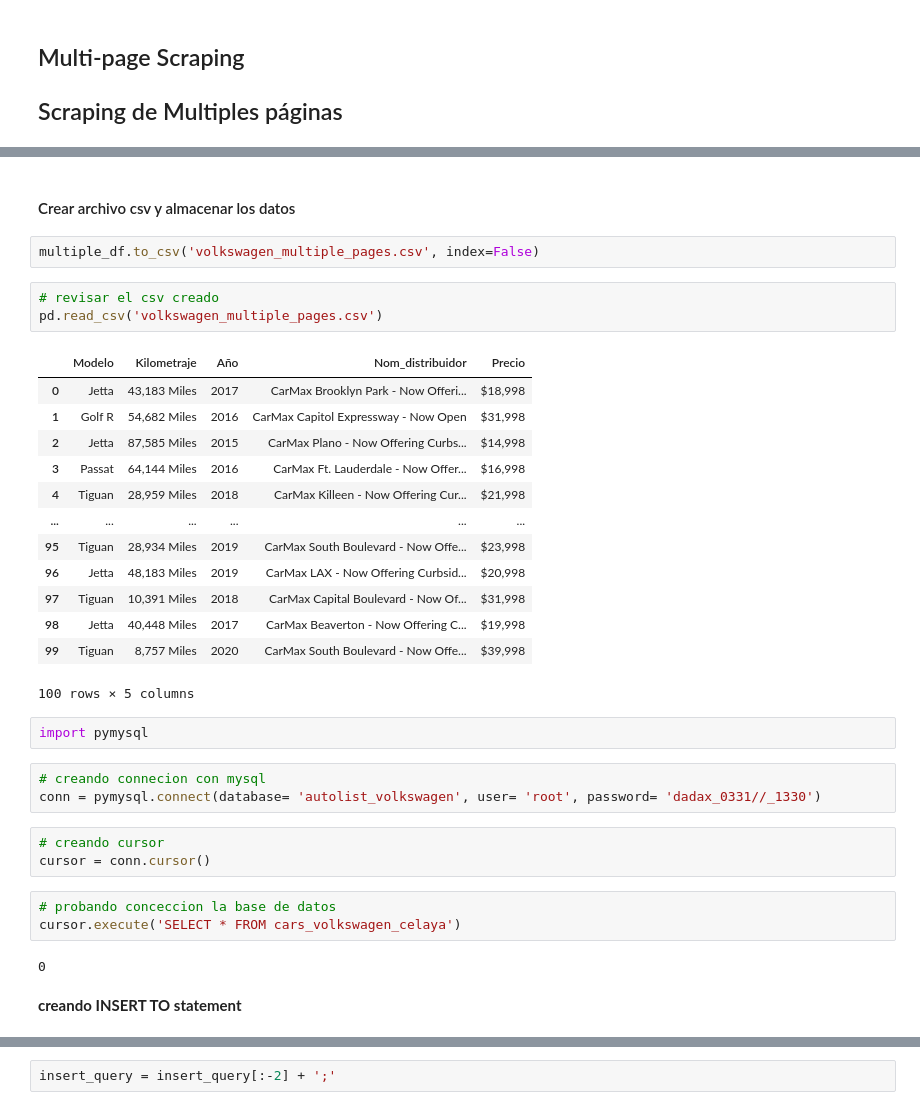
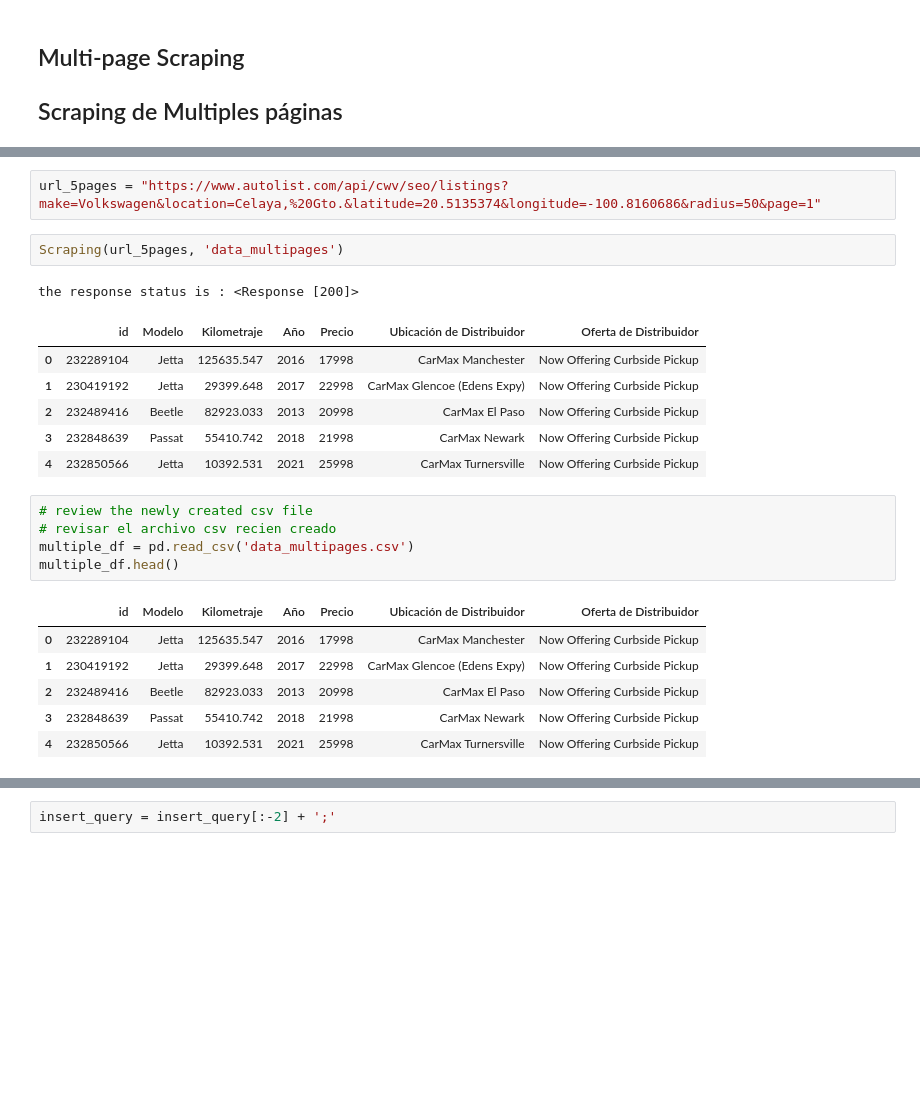
Before and after one commit to DanielGroup4/PortafolioProjects, a Jupyter notebook: Web_scraping_from_API/etl_process_mysql.ipynb, the cells around one changed output, grey strips where cells are left out. Cells and saved outputs as stored; diff of their text form; blank space fills up the shorter version.

Commit message:
scraping from api

```diff
--- a/Web_scraping_from_API/etl_process_mysql.ipynb
+++ b/Web_scraping_from_API/etl_process_mysql.ipynb
@@ -508,36 +504,24 @@ multiple_df
-# %% [markdown]
-#### Crear archivo csv y almacenar los datos
-# %%
-multiple_df.to_csv('volkswagen_multiple_pages.csv', index=False)
+# %%
+url_5pages = "https://www.autolist.com/api/cwv/seo/listings?make=Volkswagen&location=Celaya,%20Gto.&latitude=20.5135374&longitude=-100.8160686&radius=50&page=1"
+# %%
+Scraping(url_5pages, 'data_multipages')
+# %% [output]
+the response status is : <Response [200]>
+|  | id | Modelo | Kilometraje | Año | Precio | Ubicación de Distribuidor | Oferta de Distribuidor |
+| 0 | 232289104 | Jetta | 125635.547 | 2016 | 17998 | CarMax Manchester | Now Offering Curbside Pickup |
+| 1 | 230419192 | Jetta | 29399.648 | 2017 | 22998 | CarMax Glencoe (Edens Expy) | Now Offering Curbside Pickup |
+| 2 | 232489416 | Beetle | 82923.033 | 2013 | 20998 | CarMax El Paso | Now Offering Curbside Pickup |
+| 3 | 232848639 | Passat | 55410.742 | 2018 | 21998 | CarMax Newark | Now Offering Curbside Pickup |
+| 4 | 232850566 | Jetta | 10392.531 | 2021 | 25998 | CarMax Turnersville | Now Offering Curbside Pickup |
 # %%
-# revisar el csv creado
-pd.read_csv('volkswagen_multiple_pages.csv')
+# review the newly created csv file
+# revisar el archivo csv recien creado
+multiple_df = pd.read_csv('data_multipages.csv')
+multiple_df.head()
 # %% [output]
-|  | Modelo | Kilometraje | Año | Nom_distribuidor | Precio |
-| 0 | Jetta | 43,183 Miles | 2017 | CarMax Brooklyn Park - Now Offeri... | $18,998 |
-| 1 | Golf R | 54,682 Miles | 2016 | CarMax Capitol Expressway - Now Open | $31,998 |
-| 2 | Jetta | 87,585 Miles | 2015 | CarMax Plano - Now Offering Curbs... | $14,998 |
-| 3 | Passat | 64,144 Miles | 2016 | CarMax Ft. Lauderdale - Now Offer... | $16,998 |
-| 4 | Tiguan | 28,959 Miles | 2018 | CarMax Killeen - Now Offering Cur... | $21,998 |
-| ... | ... | ... | ... | ... | ... |
-| 95 | Tiguan | 28,934 Miles | 2019 | CarMax South Boulevard - Now Offe... | $23,998 |
-| 96 | Jetta | 48,183 Miles | 2019 | CarMax LAX - Now Offering Curbsid... | $20,998 |
-| 97 | Tiguan | 10,391 Miles | 2018 | CarMax Capital Boulevard - Now Of... | $31,998 |
-| 98 | Jetta | 40,448 Miles | 2017 | CarMax Beaverton - Now Offering C... | $19,998 |
-| 99 | Tiguan | 8,757 Miles | 2020 | CarMax South Boulevard - Now Offe... | $39,998 |
+|  | id | Modelo | Kilometraje | Año | Precio | Ubicación de Distribuidor | Oferta de Distribuidor |
+| 0 | 232289104 | Jetta | 125635.547 | 2016 | 17998 | CarMax Manchester | Now Offering Curbside Pickup |
+| 1 | 230419192 | Jetta | 29399.648 | 2017 | 22998 | CarMax Glencoe (Edens Expy) | Now Offering Curbside Pickup |
+| 2 | 232489416 | Beetle | 82923.033 | 2013 | 20998 | CarMax El Paso | Now Offering Curbside Pickup |
+| 3 | 232848639 | Passat | 55410.742 | 2018 | 21998 | CarMax Newark | Now Offering Curbside Pickup |
+| 4 | 232850566 | Jetta | 10392.531 | 2021 | 25998 | CarMax Turnersville | Now Offering Curbside Pickup |
-100 rows × 5 columns
-# %%
-import pymysql
-# %%
-# creando connecion con mysql
-conn = pymysql.connect(database= 'autolist_volkswagen', user= 'root', password= 'dadax_0331//_1330')
-# %%
-# creando cursor
-cursor = conn.cursor()
-# %%
-# probando conceccion la base de datos
-cursor.execute('SELECT * FROM cars_volkswagen_celaya')
-# %% [output]
-0
-# %% [markdown]
-**creando INSERT TO statement**
```
Also changed, not shown: parts of 41 cells of this notebook, 3 other files.
